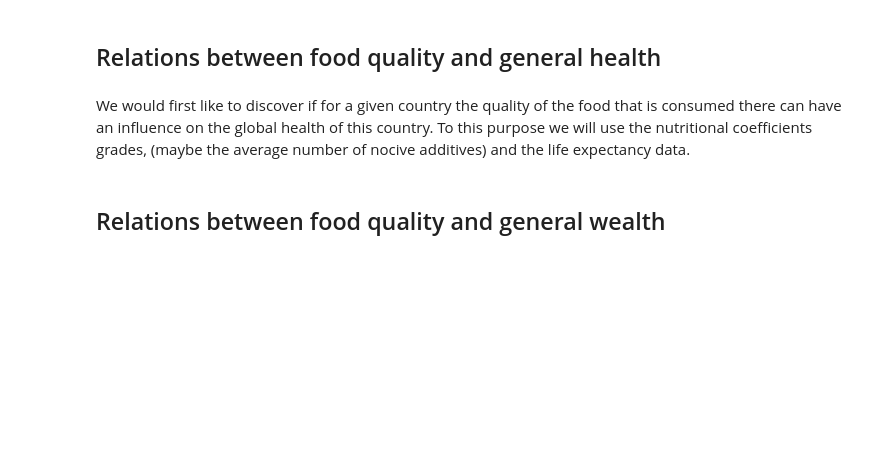
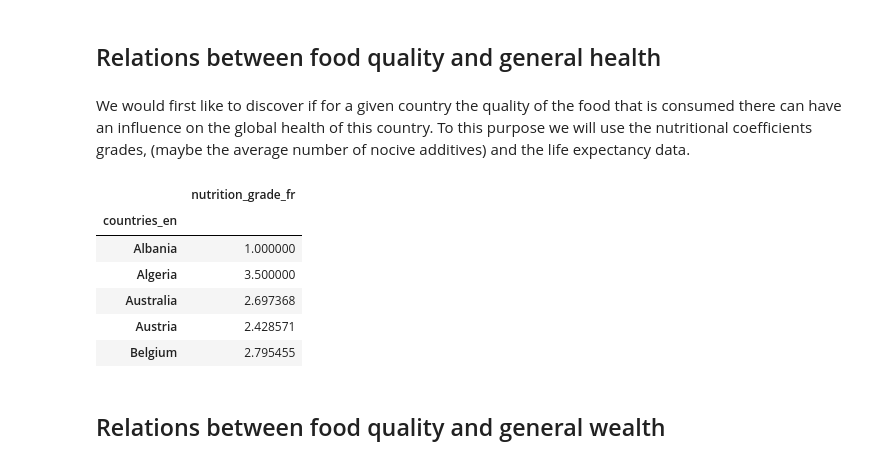
Before and after one commit to coiL10/AdamanTeam, a Jupyter notebook: milestone2.ipynb, the cells around one changed output. Cells and saved outputs as stored; diff of their text form; code cells hidden in the pictures; blank space fills up the shorter version.

```diff
--- a/milestone2.ipynb
+++ b/milestone2.ipynb
@@ -442,4 +444,7 @@ pnns_groups_2                56020
 dtype: int64
+# %%
+mapped_by_countries = mapped[mapped['countries_en']!=""]
+mapped_by_countries = faster(mapped_by_countries, 'countries_en')
 # %% [markdown]
 # Plans for the Project
 # %% [markdown]
@@ -453,3 +456,15 @@ We would first like to discover if for a given country the quality of the food t
+# %%
+grpby = mapped_by_countries.groupby(['countries_en'])
+b = grpby.agg({'nutrition_grade_fr':'mean'})
+b.head()
+# %% [output]
+|  | nutrition_grade_fr |
+| countries_en |  |
+| Albania | 1.000000 |
+| Algeria | 3.500000 |
+| Australia | 2.697368 |
+| Austria | 2.428571 |
+| Belgium | 2.795455 |
 # %% [markdown]
 ## Relations between food quality and general wealth
 # %% [markdown]
```
Also changed, not shown: parts of 9 cells of this notebook.
